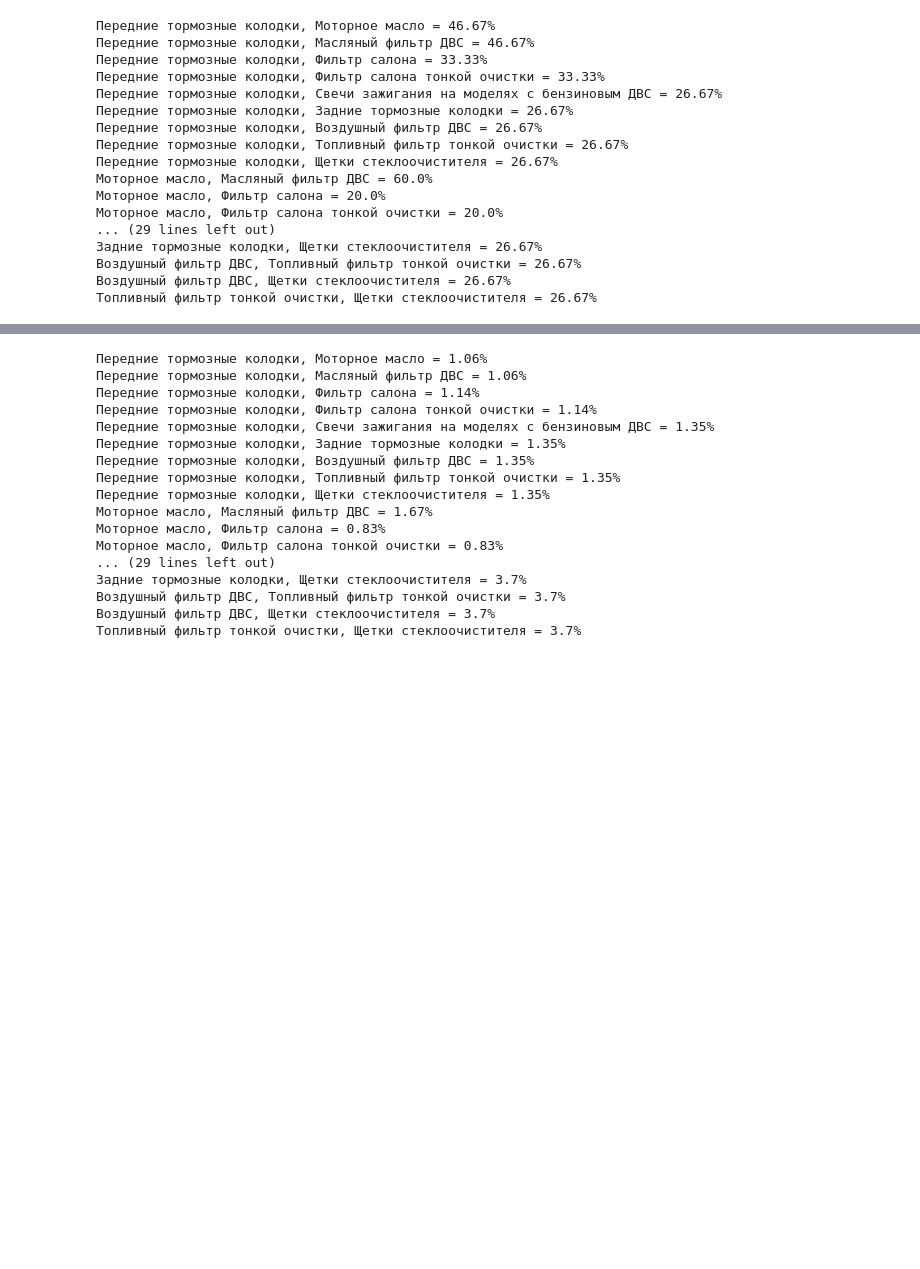
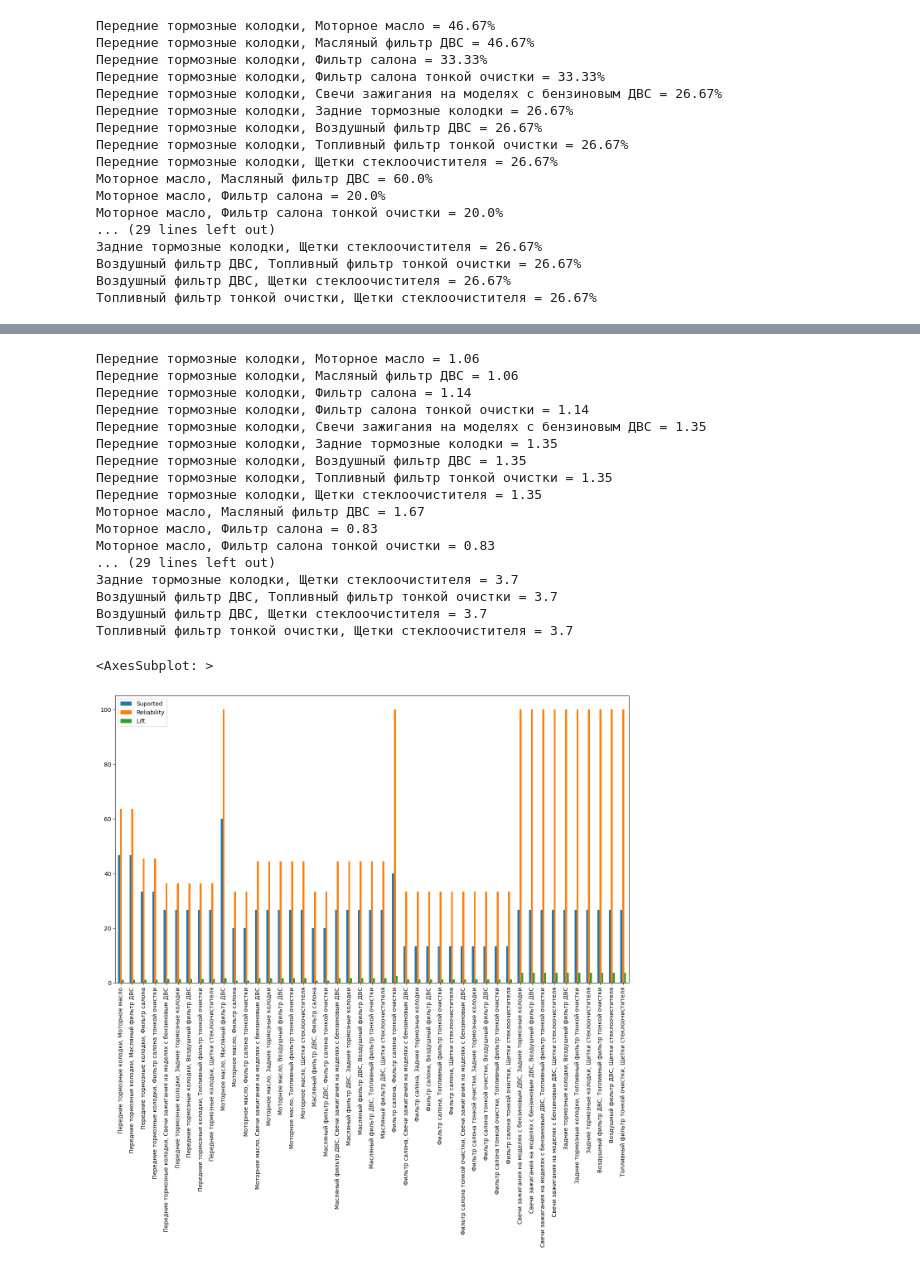
Before and after one commit to FilippYV/Firs_task_Zeleznyak, a Jupyter notebook: Complete.ipynb, the cells around one changed output, grey strips where cells are left out. Drawn from its saved outputs; the diff is of its cells as text; code cells hidden in the pictures; blank space fills up the shorter version.

```diff
--- a/Complete.ipynb
+++ b/Complete.ipynb
@@ -274,22 +274,40 @@ for i in range(len(mass_two_product)):
 
 
 for i in range(len(lift_mass_two_product)):
-    print(f'{lift_mass_two_product[i][0]}, {lift_mass_two_product[i][1]} = {lift_mass_two_product[i][2]}%')
+    print(f'{lift_mass_two_product[i][0]}, {lift_mass_two_product[i][1]} = {lift_mass_two_product[i][2]}')
 # %% [output]
-Передние тормозные колодки, Моторное масло = 1.06%
-Передние тормозные колодки, Масляный фильтр ДВС = 1.06%
-Передние тормозные колодки, Фильтр салона = 1.14%
-Передние тормозные колодки, Фильтр салона тонкой очистки = 1.14%
-Передние тормозные колодки, Свечи зажигания на моделях с бензиновым ДВС = 1.35%
-Передние тормозные колодки, Задние тормозные колодки = 1.35%
-Передние тормозные колодки, Воздушный фильтр ДВС = 1.35%
-Передние тормозные колодки, Топливный фильтр тонкой очистки = 1.35%
-Передние тормозные колодки, Щетки стеклоочистителя = 1.35%
-Моторное масло, Масляный фильтр ДВС = 1.67%
-Моторное масло, Фильтр салона = 0.83%
-Моторное масло, Фильтр салона тонкой очистки = 0.83%
+Передние тормозные колодки, Моторное масло = 1.06
+Передние тормозные колодки, Масляный фильтр ДВС = 1.06
+Передние тормозные колодки, Фильтр салона = 1.14
+Передние тормозные колодки, Фильтр салона тонкой очистки = 1.14
+Передние тормозные колодки, Свечи зажигания на моделях с бензиновым ДВС = 1.35
+Передние тормозные колодки, Задние тормозные колодки = 1.35
+Передние тормозные колодки, Воздушный фильтр ДВС = 1.35
+Передние тормозные колодки, Топливный фильтр тонкой очистки = 1.35
+Передние тормозные колодки, Щетки стеклоочистителя = 1.35
+Моторное масло, Масляный фильтр ДВС = 1.67
+Моторное масло, Фильтр салона = 0.83
+Моторное масло, Фильтр салона тонкой очистки = 0.83
 ... (29 lines left out)
-Задние тормозные колодки, Щетки стеклоочистителя = 3.7%
-Воздушный фильтр ДВС, Топливный фильтр тонкой очистки = 3.7%
-Воздушный фильтр ДВС, Щетки стеклоочистителя = 3.7%
-Топливный фильтр тонкой очистки, Щетки стеклоочистителя = 3.7%
+Задние тормозные колодки, Щетки стеклоочистителя = 3.7
+Воздушный фильтр ДВС, Топливный фильтр тонкой очистки = 3.7
+Воздушный фильтр ДВС, Щетки стеклоочистителя = 3.7
+Топливный фильтр тонкой очистки, Щетки стеклоочистителя = 3.7
+# %%
+Dataframe_ = []
+for i in range(len(mass_two_product)):
+    mass = []
+    mass.append(suported_mass_two_product[i][-1])
+    mass.append(reliability_mass_two_product[i][-1])
+    mass.append(lift_mass_two_product[i][-1])
+    Dataframe_.append(mass)
+index_ = []
+for i in range(len(mass_two_product)):
+    string = f'{mass_two_product[i][0]}, {mass_two_product[i][1]}'
+    index_.append(string)
+# %%
+Dataframe = pd.DataFrame(Dataframe_, columns =['Suported', 'Reliability', 'Lift'], index=index_)
+Dataframe.plot.bar(figsize=(16,9))
+# %% [output]
+<AxesSubplot: >
+[figure, added]
```
Also changed, not shown: parts of 2 cells of this notebook.
